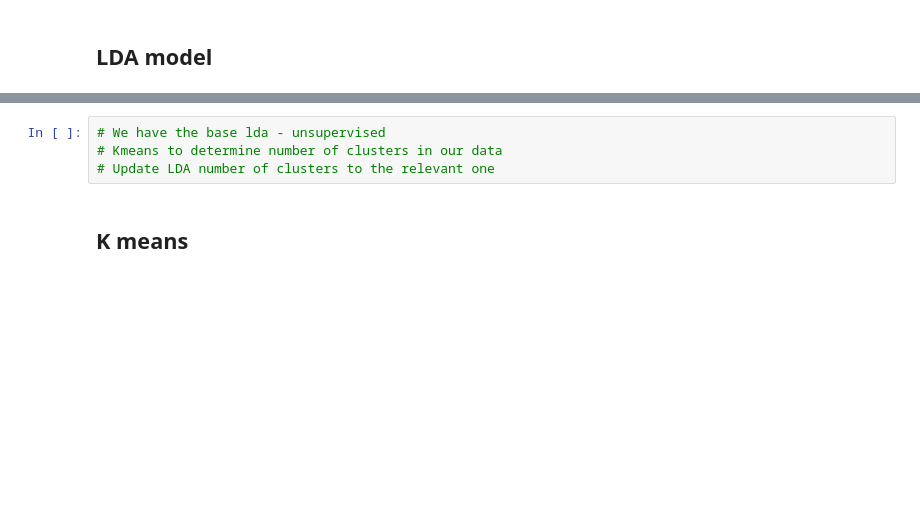
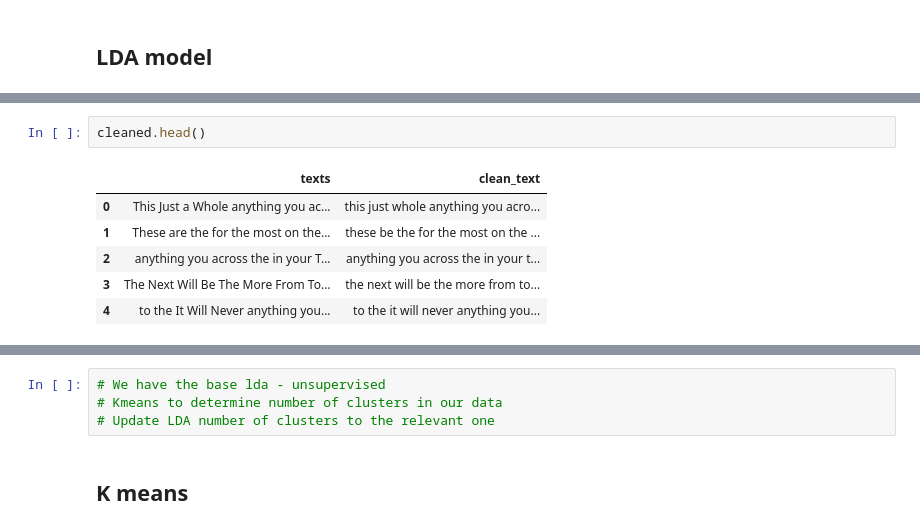
Before and after one commit to martafillol/affinity_at_scale, a Jupyter notebook: notebooks/LDA_model.ipynb, the cells around one changed output, grey strips where cells are left out. Drawn from its saved outputs; the diff is of its cells as text; blank space fills up the shorter version.

```diff
--- a/notebooks/LDA_model.ipynb
+++ b/notebooks/LDA_model.ipynb
@@ -196,0 +247,9 @@ See the caveats in the documentation: https://pandas.pydata.org/pandas-docs/stab
+# %%
+cleaned.head()
+# %% [output]
+|  | texts | clean_text |
+| 0 | This Just a Whole anything you ac... | this just whole anything you acro... |
+| 1 | These are the for the most on the... | these be the for the most on the ... |
+| 2 | anything you across the in your T... | anything you across the in your t... |
+| 3 | The Next Will Be The More From To... | the next will be the more from to... |
+| 4 | to the It Will Never anything you... | to the it will never anything you... |
```
Also changed, not shown: parts of 18 cells of this notebook, 3 other files.
